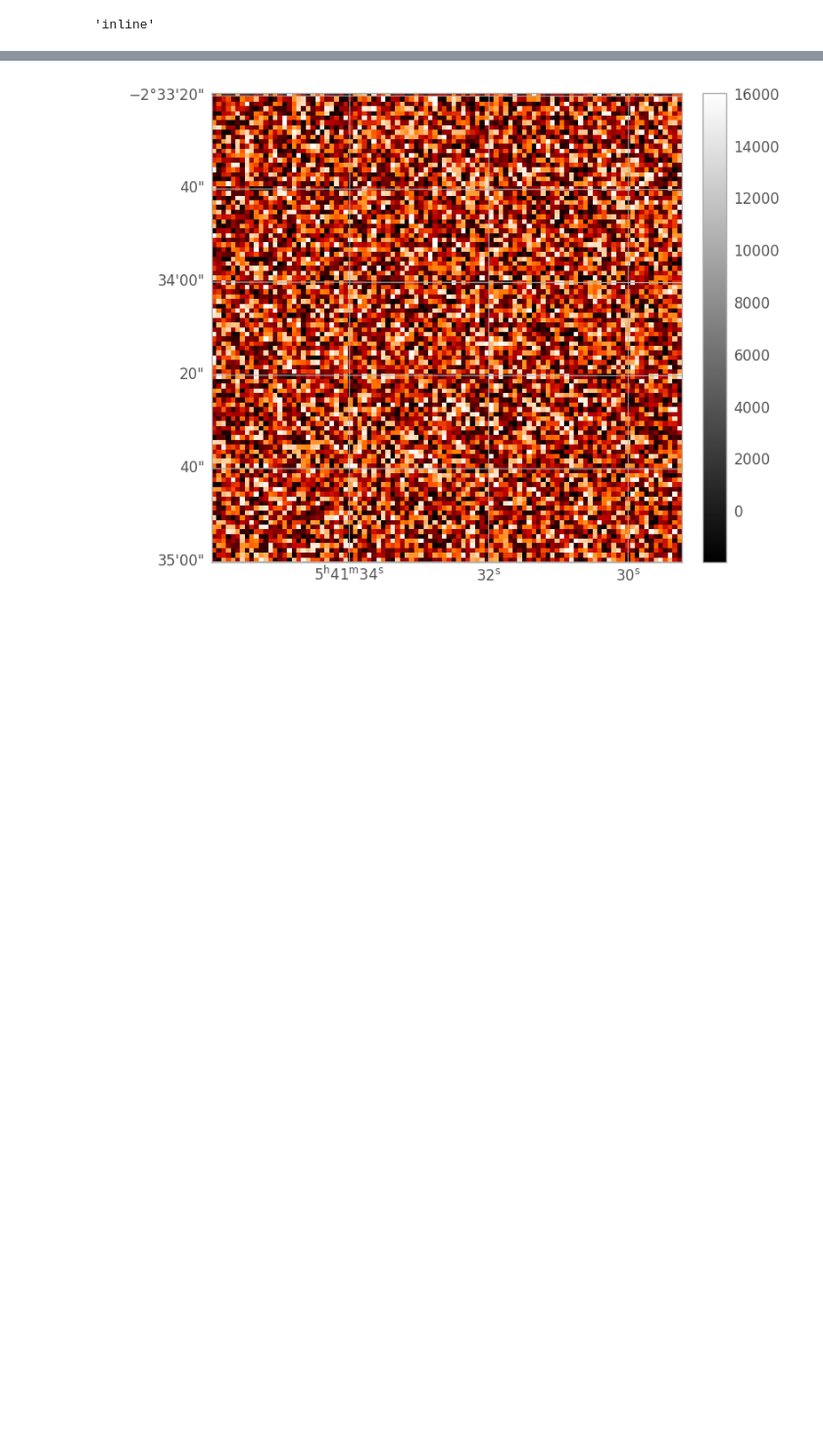
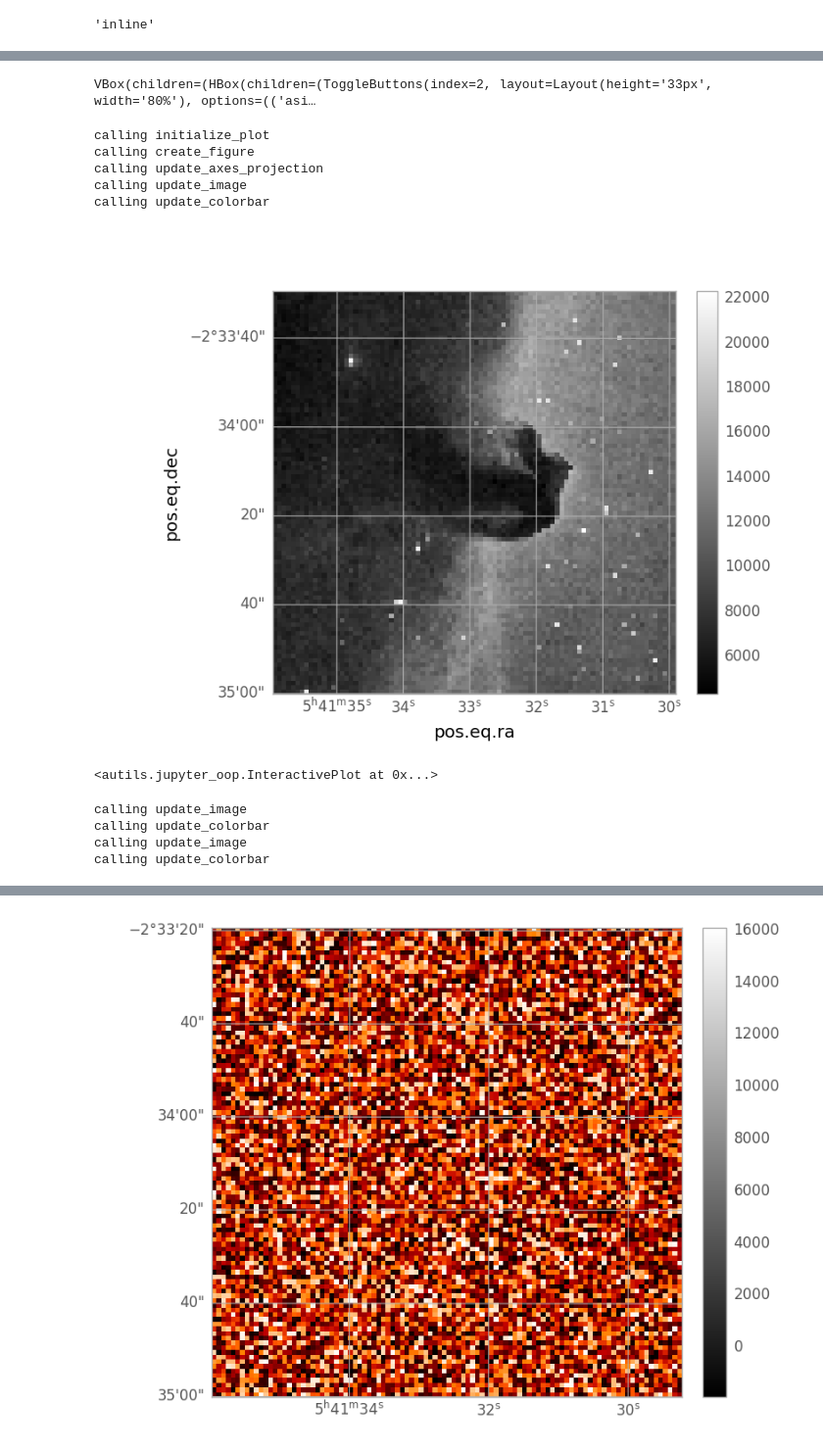
Before and after one commit to Chisen-Lupus/astro-utils, a Jupyter notebook: demo5.ipynb, the cells around one changed output, grey strips where cells are left out. Shown at 98% size. Cells and saved outputs as stored; diff of their text form; code cells hidden in the pictures; blank space fills up the shorter version.

```diff
--- a/demo5.ipynb
+++ b/demo5.ipynb
@@ -69,6 +69,31 @@ autils.jupyter.interactive_plot(image_data_small, wcs=image_wcs)
 # %% [output]
 VBox(children=(HBox(children=(ToggleButtons(index=2, layout=Layout(height='33px', width='80%'), options=(('asi…
 [interactive output not drawn]
+# %%
+import autils.jupyter_fast
+import autils.jupyter_oop
+
+
+reload(autils.autils)
+reload(autils)
+reload(autils.jupyter_oop)
+
+image_data_small = image_data[::10, ::10]
+
+autils.jupyter_oop.InteractivePlot(image_data_small, wcs=image_wcs)
+# %% [output]
+VBox(children=(HBox(children=(ToggleButtons(index=2, layout=Layout(height='33px', width='80%'), options=(('asi…
+calling initialize_plot
+calling create_figure
+calling update_axes_projection
+calling update_image
+calling update_colorbar
+[figure, added]
+<autils.jupyter_oop.InteractivePlot at 0x...>
+calling update_image
+calling update_colorbar
+calling update_image
+calling update_colorbar
 # %%
 import autils.jupyter_fast
 
```
Also changed, not shown: parts of 1 cell of this notebook, 2 other files.
